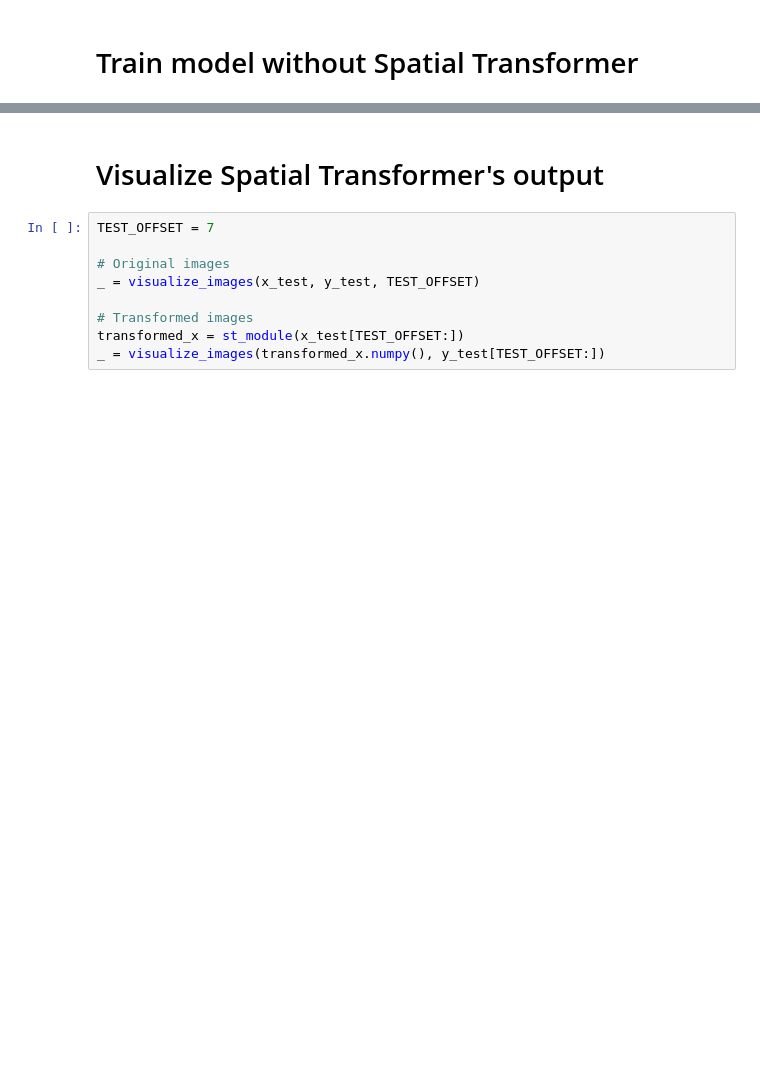
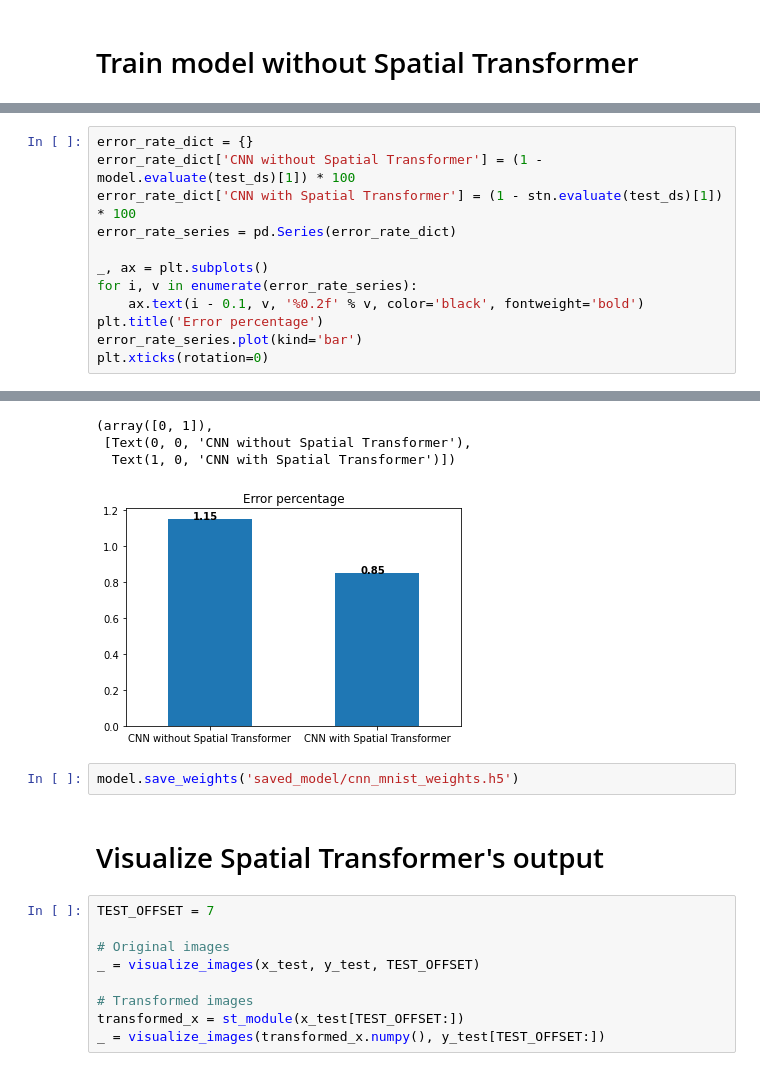
Before and after one commit to NewLuminous/spatial-transformer-network, a Jupyter notebook: MNIST.ipynb, the cells around one changed output, grey strips where cells are left out. Cells and saved outputs as stored; diff of their text form; blank space fills up the shorter version.

```diff
--- a/MNIST.ipynb
+++ b/MNIST.ipynb
@@ -289,0 +267,13 @@ Test accuracy: 98.90%
+# %%
+error_rate_dict = {}
+error_rate_dict['CNN without Spatial Transformer'] = (1 - model.evaluate(test_ds)[1]) * 100
+error_rate_dict['CNN with Spatial Transformer'] = (1 - stn.evaluate(test_ds)[1]) * 100
+error_rate_series = pd.Series(error_rate_dict)
+
+_, ax = plt.subplots()
+for i, v in enumerate(error_rate_series):
+    ax.text(i - 0.1, v, '%0.2f' % v, color='black', fontweight='bold')
+plt.title('Error percentage')
+error_rate_series.plot(kind='bar')
+plt.xticks(rotation=0)
+# %% [output]
@@ -290,3 +282,9 @@ Test accuracy: 98.90%
+(array([0, 1]),
+ [Text(0, 0, 'CNN without Spatial Transformer'),
+  Text(1, 0, 'CNN with Spatial Transformer')])
+[figure, added]
+# %%
+model.save_weights('saved_model/cnn_mnist_weights.h5')
 # %% [markdown]
 # Visualize Spatial Transformer's output
 # %%
```
Also changed, not shown: parts of 21 cells of this notebook, 13 other files.
